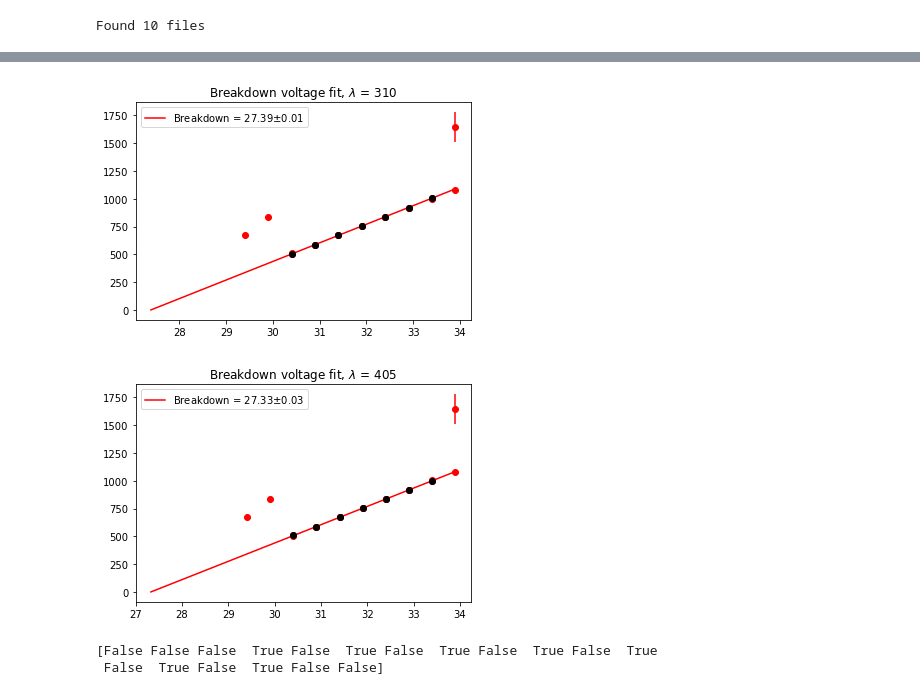
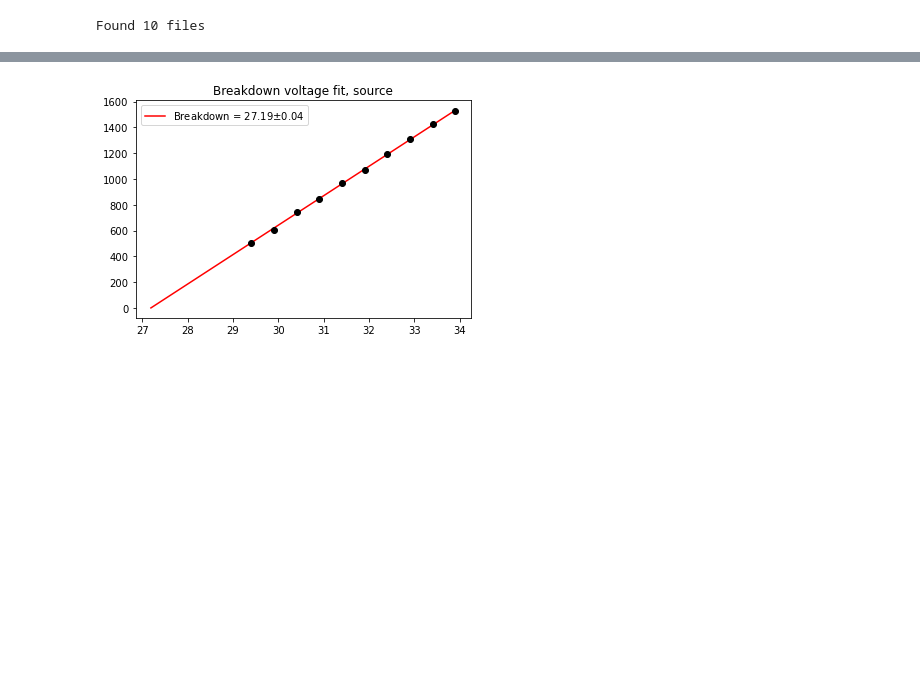
Before and after one commit to Moore-Lab/purity-monitor, a Jupyter notebook: SiPMMeasurements/SiPM_data_plots.ipynb, the cells around one changed output, grey strips where cells are left out. Saved outputs shown, nothing was run; the diff lists cells and outputs as text; code cells hidden in the pictures; blank space fills up the shorter version.

```diff
--- a/SiPMMeasurements/SiPM_data_plots.ipynb
+++ b/SiPMMeasurements/SiPM_data_plots.ipynb
@@ -282,50 +299,27 @@ Params:  [  11.3225269  4936.75252562  218.92990339]
 [figure]
 ... (8 outputs left out)
-# %%
-##### print(gain_vs_volts) ## 2nd array - last value looks WAY off
-gain_vs_volts = np.array(gain_vs_volts)
-wl_to_use = gain_vs_volts[:,3] == 405
-print(wl_to_use)
-print(np.array(gain_vs_volts[wl_to_use,:]))
-# %%
-# change to have linear fit for both leds -- will need to use file_parts[-2][:-2] to separate them out -- will need to loop in block above
-
-gain_vs_volts = np.array(gain_vs_volts[::-1])
-wavelength = [310, 405]
-
-voltages_to_exclude = [29.4, 29.9, 33.9]
-
-for wl in wavelength:
-
-    rows_to_skip = []
-    for v in gain_vs_volts[:,0]:
-        if(v in voltages_to_exclude):
-            rows_to_skip.append(False)
-        else:
-            rows_to_skip.append(True)
-    rows_to_skip = np.array(rows_to_skip)
-
-    rows_to_use = gain_vs_volts[:,3] == wl #select rows with the desired wavelength
-    rows_to_use = rows_to_use & rows_to_skip
-    bd_bp, bd_bc = curve_fit(lin_fun, gain_vs_volts[rows_to_use, 0], gain_vs_volts[rows_to_use, 1], sigma=gain_vs_volts[rows_to_use, 2])
-
-    plt.figure()
-    plt.errorbar(gain_vs_volts[:,0], gain_vs_volts[:,1], yerr=gain_vs_volts[:,2], fmt='ro')
-    plt.errorbar(gain_vs_volts[rows_to_use,0], gain_vs_volts[rows_to_use,1], yerr=gain_vs_volts[rows_to_use,2], fmt='ko')
-    #plt.errorbar(gain_vs_volts[~rows_to_use,0], gain_vs_volts[~rows_to_use,1], yerr=gain_vs_volts[~rows_to_use,2], fmt='ro')
-    xx = np.linspace(bd_bp[1], np.max(gain_vs_volts[:,0]), 100)
-    plt.plot(xx, lin_fun(xx,*bd_bp), 'r', label="Breakdown = %.2f$\pm$%.2f"%(bd_bp[1], np.sqrt(bd_bc[1,1])))
-    plt.title("Breakdown voltage fit, $\lambda$ = %d"%wl)
-    plt.legend()
-    plt.show()
-# %% [output]
-[figure, removed]
-[figure, removed]
-# %%
-print(rows_to_use)
-# %% [output]
-[False False False  True False  True False  True False  True False  True
- False  True False  True False False]
+# %%
+##### print(gain_vs_volts) ## 2nd array - last value looks WAY off
+wavelengths = ['source']
+# gain_vs_volts[wavelengths] = np.asarray(gain_vs_volts[wavelengths])
+
+for wl in wavelengths:
+    breakdown, break_cov = find_bv(gain_vs_volts, wl)
+
+    bv_data = np.asarray(gain_vs_volts[wl])
+    plt.figure()
+    plt.errorbar(bv_data[:,0], bv_data[:,1], yerr=bv_data[:,2], fmt='ko')
+    x_bv = np.linspace(breakdown[1], np.max(bv_data[:,0]), 100)
+    plt.plot(x_bv, lin_fun(x_bv,*breakdown), 'r', label="Breakdown = %.2f$\pm$%.2f"%(breakdown[1], np.sqrt(break_cov[1,1])))
+    plt.title("Breakdown voltage fit, {}".format(wl))
+    plt.legend()
+    plt.show()
+
+# wl_to_use = gain_vs_volts[:,3] == 405 ###### was this only to select 405 nm data?
+# print(wl_to_use)
+# print(np.array(gain_vs_volts[wl_to_use,:]))
+# %% [output]
+[figure, added]
 # %%
 ## Plot latest file
 
```
Also changed, not shown: parts of 4 cells of this notebook.
